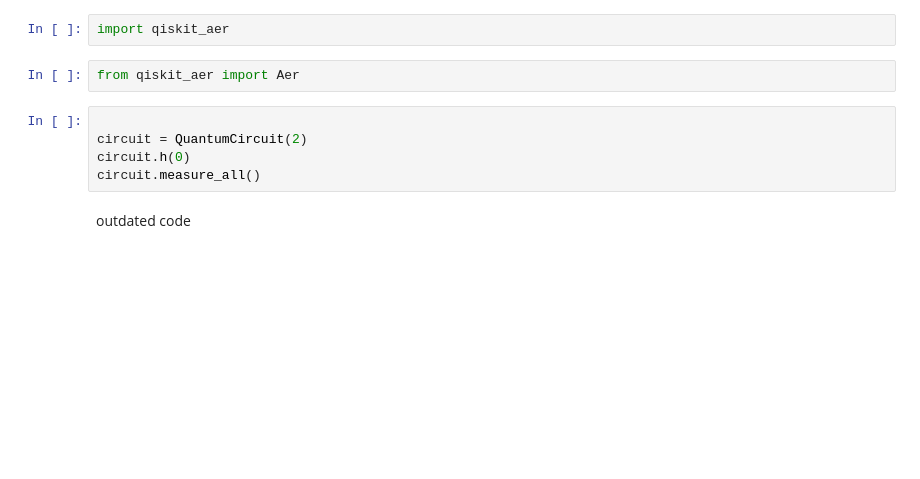
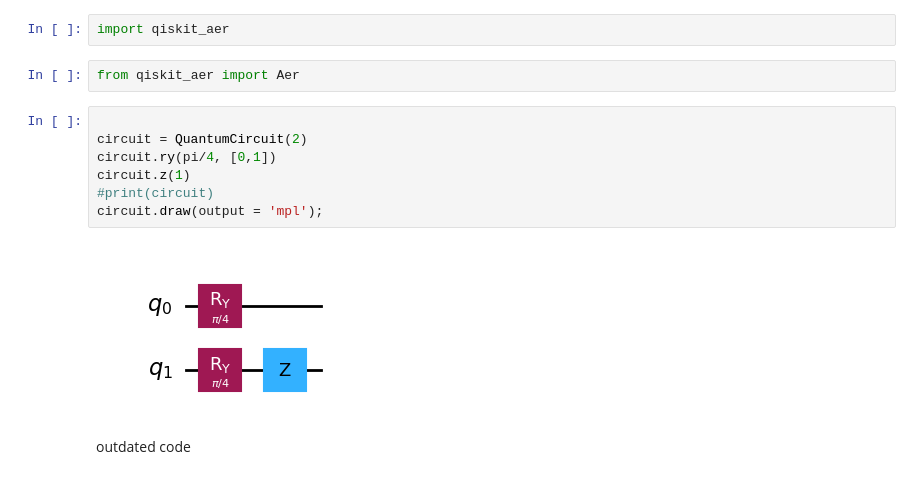
Before and after one commit to anetaaaaa/quantum-computing-fundamentals-2833097, a Jupyter notebook: exercise_file.ipynb, the cells around one changed output. Saved outputs shown, nothing was run; the diff lists cells and outputs as text; blank space fills up the shorter version.

```diff
--- a/exercise_file.ipynb
+++ b/exercise_file.ipynb
@@ -9,8 +10,12 @@ from qiskit_aer import Aer
 # %%
 
 circuit = QuantumCircuit(2)
-circuit.h(0)
-circuit.measure_all()
+circuit.ry(pi/4, [0,1])
+circuit.z(1)
+#print(circuit)
+circuit.draw(output = 'mpl');
+# %% [output]
+[figure, added]
 # %% [markdown]
 outdated code
 # %%
```
Also changed, not shown: parts of 3 cells of this notebook, 1 other file.
